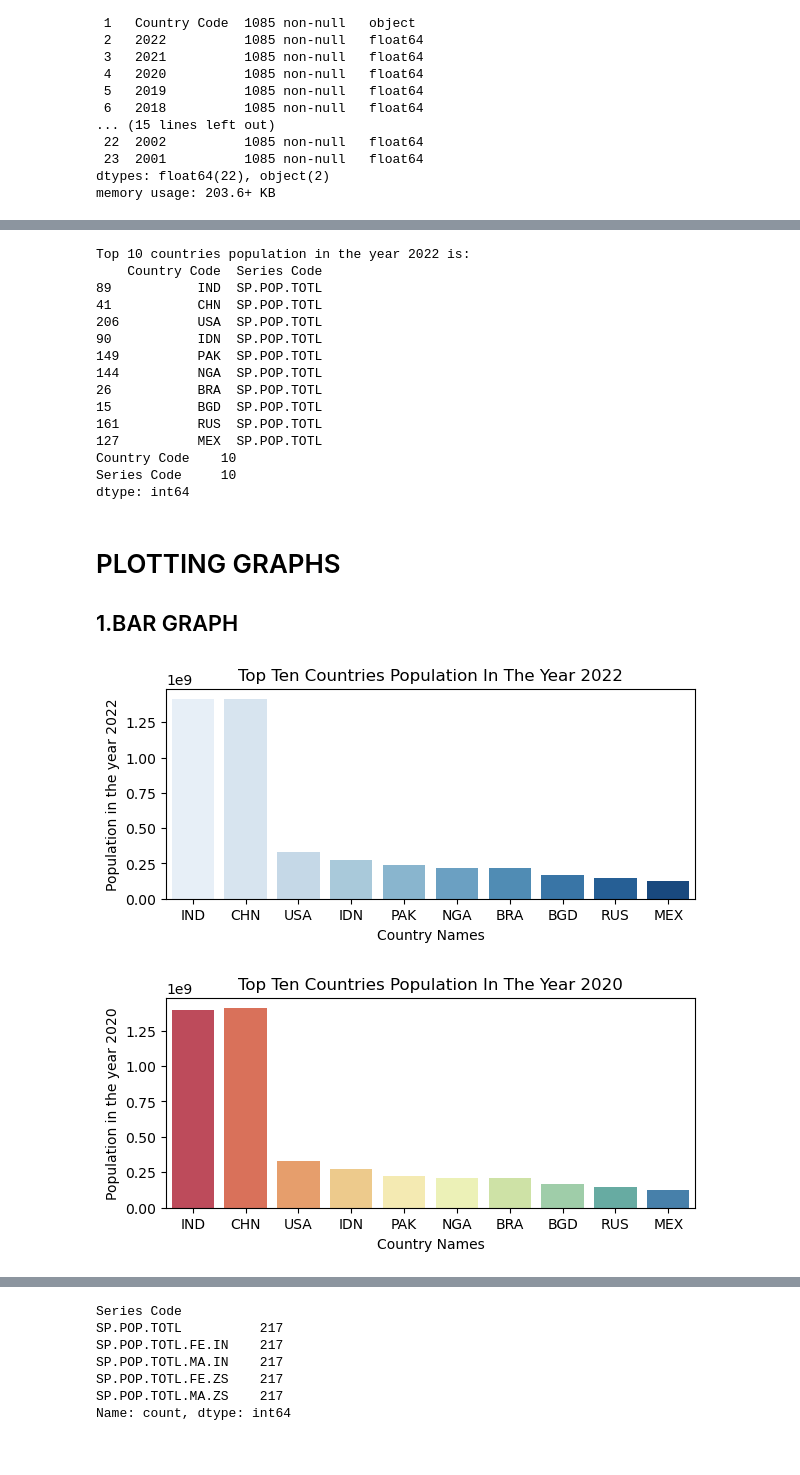
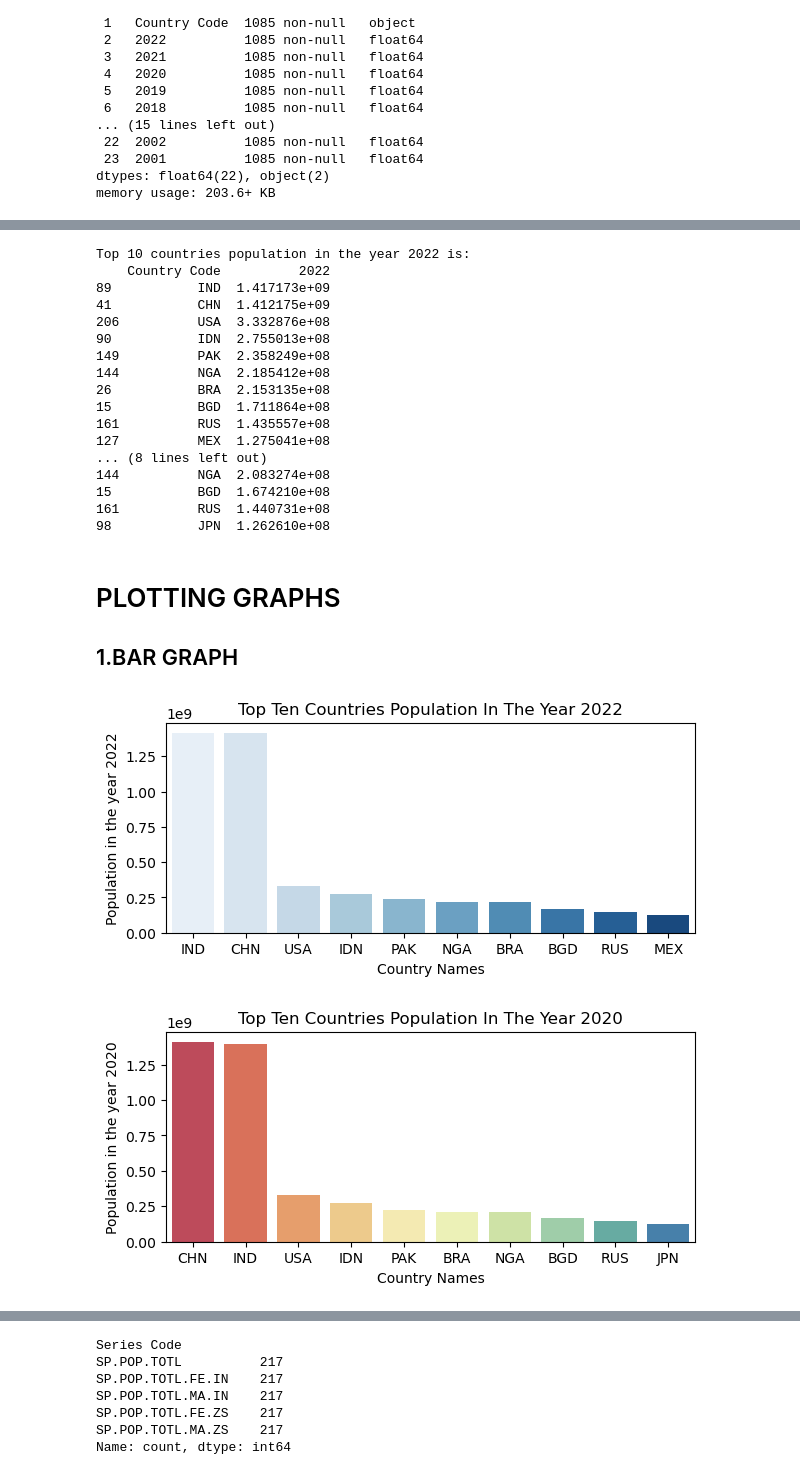
Before and after one commit to addysenpai1/ProdigyInsternshiptasks, a Jupyter notebook: Task1.ipynb, the cells around one changed output, grey strips where cells are left out. Cells and saved outputs as stored; diff of their text form; code cells hidden in the pictures.

```diff
--- a/Task1.ipynb
+++ b/Task1.ipynb
@@ -220,28 +220,38 @@ memory usage: 203.6+ KB
 total_population_data = df[df["Series Code"] == "SP.POP.TOTL"] #total_population = df[df["Series Code"] == "SP.POP.TOTL"].loc[:, ["Country Code", "2010", "2015", "2020"]]
 
 #sorting data as per the total poplation in 2022
-total_population_sorted = total_population_data.sort_values(by="2022",ascending = False)
+total_population_sorted1 = total_population_data.sort_values(by="2022",ascending = False)
 
 #Extracting the top 10 countries from the sorted data
-top_countries=(total_population_sorted.head(10))
-print(f"Top 10 countries population in the year 2022 is: \n{top_countries[["Country Code","Series Code"]]}")
-print(top_countries[["Country Code","Series Code"]].count())
+top_countries1=(total_population_sorted1.head(10))
+print(f"Top 10 countries population in the year 2022 is: \n{top_countries1[["Country Code","2022"]]}")
+
+#-----------------------------------------------------------------
+
+#sorting data as per the total poplation in 2020
+total_population_sorted2 = total_population_data.sort_values(by="2020",ascending = False)
+
+#Extracting the top 10 countries from the sorted data
+top_countries2=(total_population_sorted2.head(10))
+print(f"Top 10 countries population in the year 2020 is: \n{top_countries2[["Country Code","2020"]]}")
 # %% [output]
 Top 10 countries population in the year 2022 is:
-    Country Code  Series Code
-89           IND  SP.POP.TOTL
-41           CHN  SP.POP.TOTL
-206          USA  SP.POP.TOTL
-90           IDN  SP.POP.TOTL
-149          PAK  SP.POP.TOTL
-144          NGA  SP.POP.TOTL
-26           BRA  SP.POP.TOTL
-15           BGD  SP.POP.TOTL
-161          RUS  SP.POP.TOTL
-127          MEX  SP.POP.TOTL
-Country Code    10
-Series Code     10
-dtype: int64
+    Country Code          2022
+89           IND  1.417173e+09
+41           CHN  1.412175e+09
+206          USA  3.332876e+08
+90           IDN  2.755013e+08
+149          PAK  2.358249e+08
+144          NGA  2.185412e+08
+26           BRA  2.153135e+08
+15           BGD  1.711864e+08
+161          RUS  1.435557e+08
+127          MEX  1.275041e+08
+... (8 lines left out)
+144          NGA  2.083274e+08
+15           BGD  1.674210e+08
+161          RUS  1.440731e+08
+98           JPN  1.262610e+08
 # %%
 # Indian_pop= df[df["Country Code"]=="IND"].sort_values("2020",ascending= False) #ignore_index = True
 # Temp = Indian_pop.head(10)
@@ -276,31 +286,31 @@ dtype: int64
 # %%
 #Plotting top 10 countries based on total population , between the year 2020 and 2022
 #BAR plot1 year 2022
 plt.figure(figsize=(15,6))
 plt.subplot(2,2,1)
-sns.barplot(x="Country Code",y="2022",data = top_countries,palette="Blues",hue="Country Code")
+sns.barplot(x="Country Code",y="2022",data = top_countries1,palette="Blues",hue="Country Code")
 plt.xlabel("Country Names")
 plt.ylabel("Population in the year 2022")
 plt.title("Top Ten Countries Population In The Year 2022")
 plt.show()
 
 #BAR plot2 year 2020
 plt.figure(figsize=(15,6))
 plt.subplot(2,2,2)
-sns.barplot(x="Country Code",y="2020",data = top_countries,palette="Spectral",hue="Country Code")
+sns.barplot(x="Country Code",y="2020",data = top_countries2,palette="Spectral",hue="Country Code")
 plt.xlabel("Country Names")
 plt.ylabel("Population in the year 2020")
 plt.title("Top Ten Countries Population In The Year 2020")
 plt.show()
 
 #Making a column graph for practice
 # plt.figure(figsize=(15,6))
 # plt.subplot(2,2,1)
 # sns.barplot(x="2022",y="Country Code",data = top_countries,palette="Blues",hue="Series Code")
 # plt.xlabel("Country Names")
 # plt.ylabel("Population in the year 2022")
 # plt.title("Top Ten Countries Population In The Year 2022")
 # plt.show()
 # %% [output]
 [figure]
-[figure, old version]
+[figure, new version]
```
Also changed, not shown: parts of 28 cells of this notebook, 1 other file.
